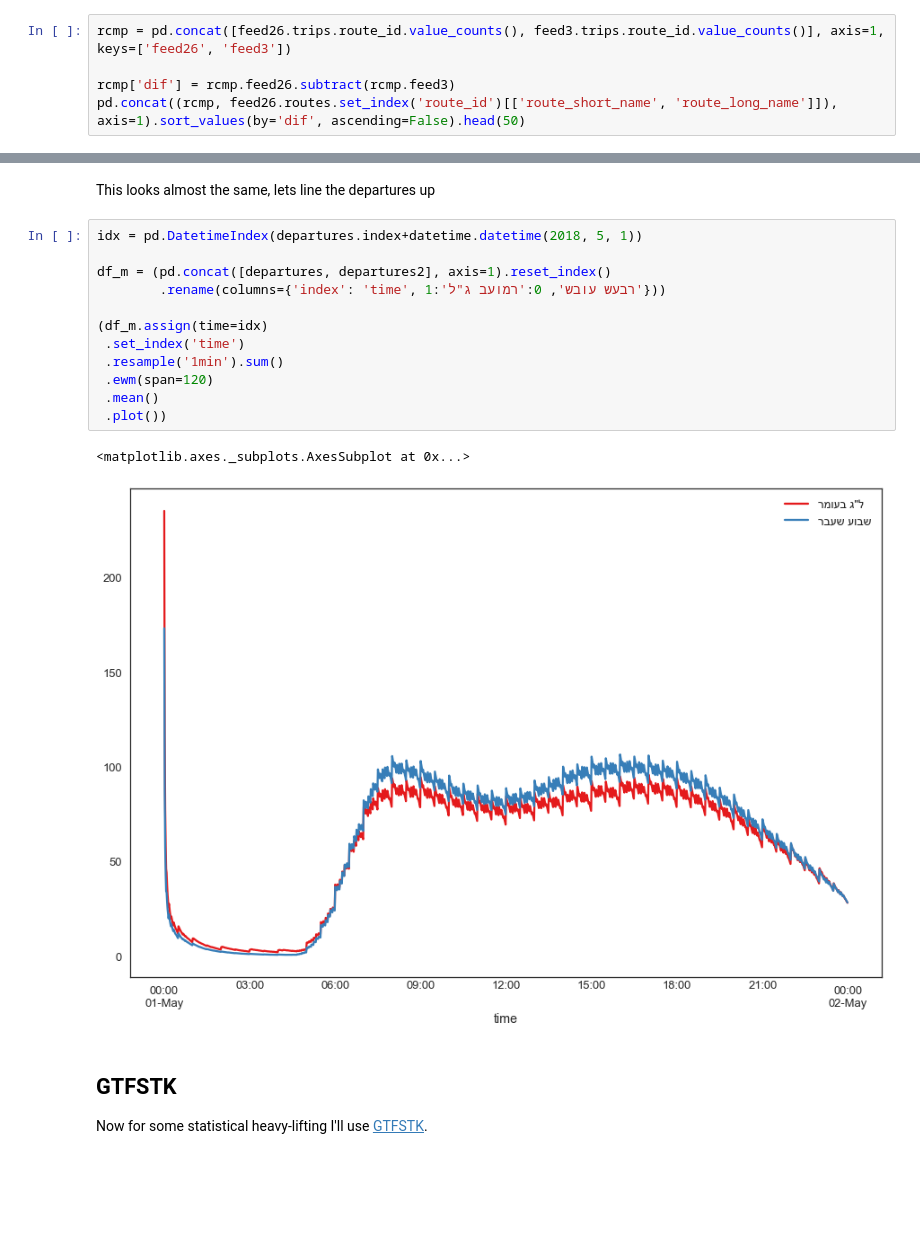
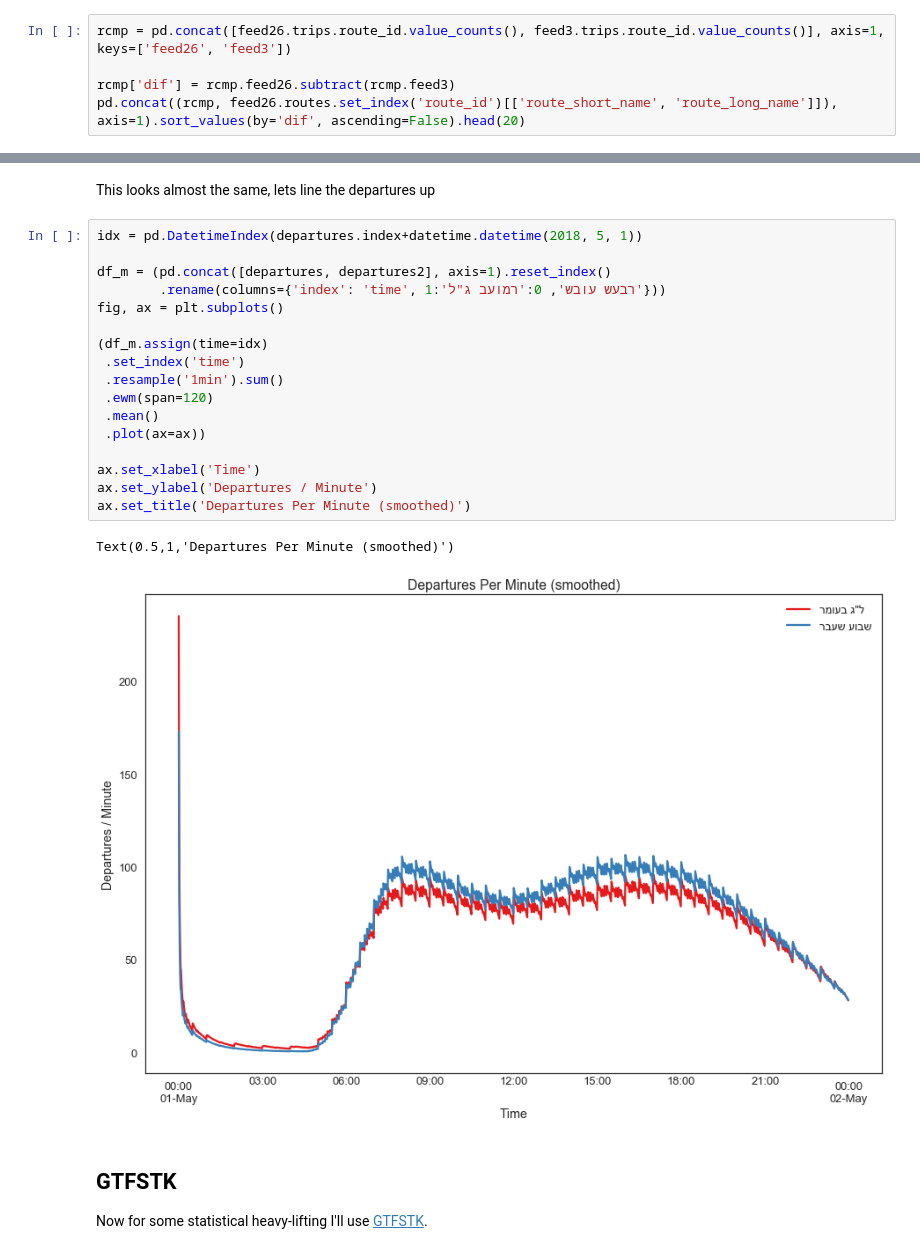
Before and after one commit to cjer/cjer-pelican, a Jupyter notebook: content/notebooks/openbus_7_lagbaomer.ipynb, the cells around one changed output, grey strips where cells are left out. Saved outputs shown, nothing was run; the diff lists cells and outputs as text; blank space fills up the shorter version.

```diff
--- a/content/notebooks/openbus_7_lagbaomer.ipynb
+++ b/content/notebooks/openbus_7_lagbaomer.ipynb
@@ -186,7 +184,7 @@ f3 = get_tidy_feed_df(feed3, zones)
 rcmp = pd.concat([feed26.trips.route_id.value_counts(), feed3.trips.route_id.value_counts()], axis=1, keys=['feed26', 'feed3'])
 
 rcmp['dif'] = rcmp.feed26.subtract(rcmp.feed3)
-pd.concat((rcmp, feed26.routes.set_index('route_id')[['route_short_name', 'route_long_name']]), axis=1).sort_values(by='dif', ascending=False).head(50)
+pd.concat((rcmp, feed26.routes.set_index('route_id')[['route_short_name', 'route_long_name']]), axis=1).sort_values(by='dif', ascending=False).head(20)
 # %% [output]
 |  | feed26 | feed3 | dif | route_short_name | route_long_name |
 | 15729 | 117.0 | 55.0 | 62.0 | 2 | אבא שאול/איסוף-ביתר עילית<->דרך ה... |
@@ -282,18 +278,23 @@ This looks almost the same, lets line the departures up
 # %%
 idx = pd.DatetimeIndex(departures.index+datetime.datetime(2018, 5, 1))
 
 df_m = (pd.concat([departures, departures2], axis=1).reset_index()
         .rename(columns={'index': 'time', 1:'רבעש עובש', 0:'רמועב ג"ל'}))
+fig, ax = plt.subplots()
 
 (df_m.assign(time=idx)
  .set_index('time')
  .resample('1min').sum()
  .ewm(span=120)
  .mean()
- .plot())
+ .plot(ax=ax))
+
+ax.set_xlabel('Time')
+ax.set_ylabel('Departures / Minute')
+ax.set_title('Departures Per Minute (smoothed)')
 # %% [output]
-<matplotlib.axes._subplots.AxesSubplot at 0x...>
+Text(0.5,1,'Departures Per Minute (smoothed)')
-[figure, old version]
+[figure, new version]
 # %% [markdown]
 ## GTFSTK
 
```
Also changed, not shown: parts of 18 cells of this notebook, 2 other files.
